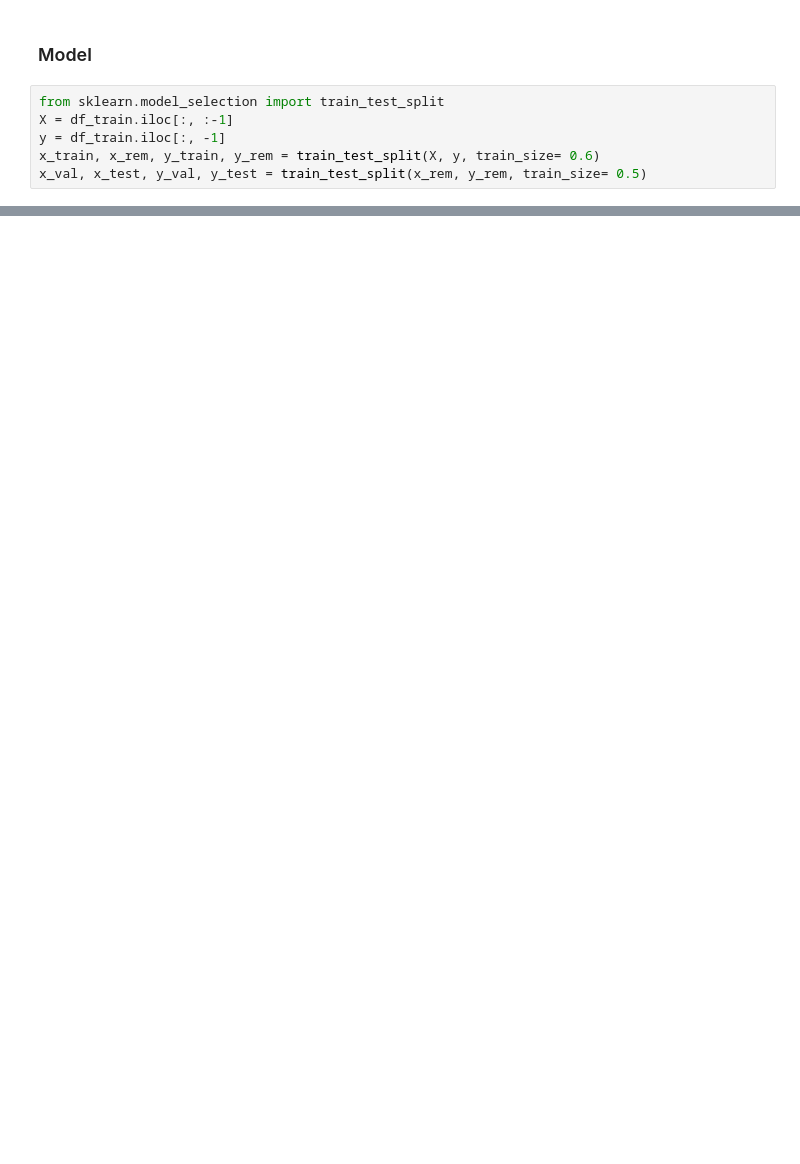
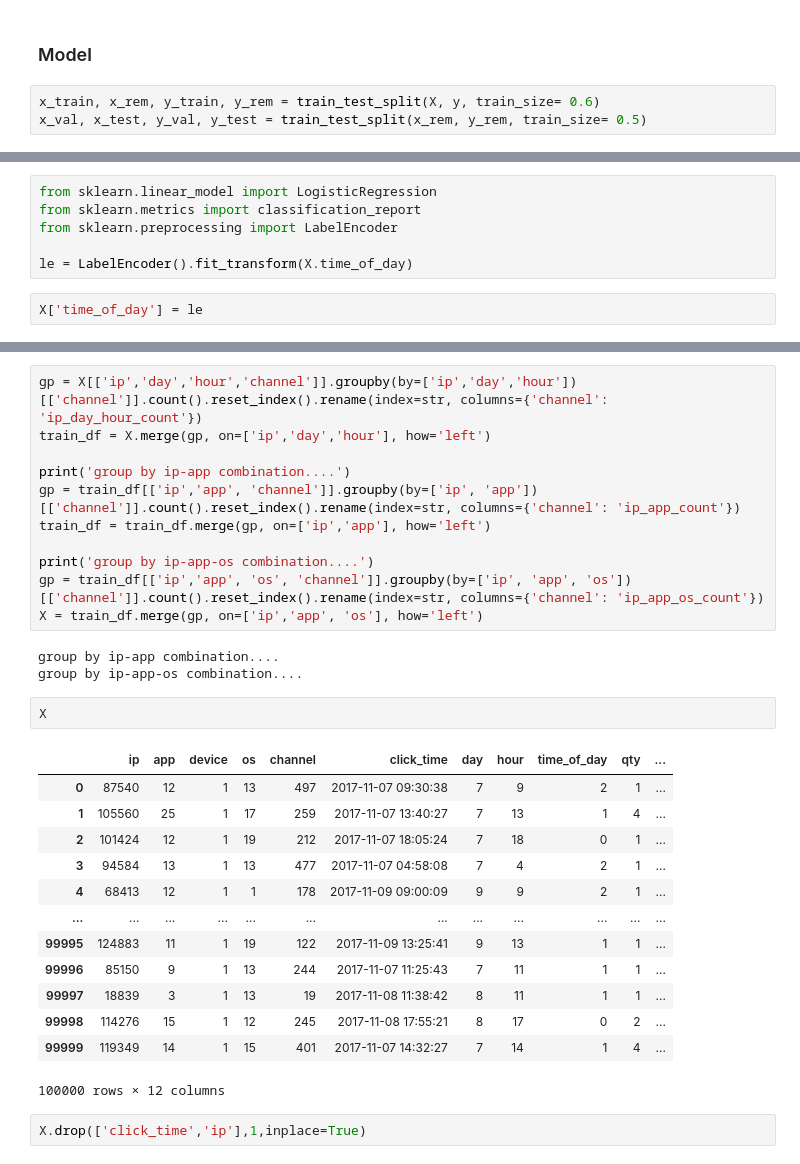
Before and after one commit to Shuaf98/y-data, a Jupyter notebook: kaggle/fraud/fraud_EDA.ipynb, the cells around one changed output, grey strips where cells are left out. Saved outputs shown, nothing was run; the diff lists cells and outputs as text; blank space fills up the shorter version.

Commit message:
Final model_1 of House and Fraud  Regression

```diff
--- a/kaggle/fraud/fraud_EDA.ipynb
+++ b/kaggle/fraud/fraud_EDA.ipynb
@@ -312,8 +342,5 @@ The amount of clicks per session, doesn't seem to tell us much about the ratio o
 # %% [markdown]
 ### Model
 # %%
-from sklearn.model_selection import train_test_split
-X = df_train.iloc[:, :-1]
-y = df_train.iloc[:, -1]
 x_train, x_rem, y_train, y_rem = train_test_split(X, y, train_size= 0.6)
 x_val, x_test, y_val, y_test = train_test_split(x_rem, y_rem, train_size= 0.5)
@@ -323,0 +347,8 @@ We will need to convert the Time data to some sort of categoricals, like morning
+# %%
+from sklearn.linear_model import LogisticRegression
+from sklearn.metrics import classification_report
+from sklearn.preprocessing import LabelEncoder
+
+le = LabelEncoder().fit_transform(X.time_of_day)
+# %%
+X['time_of_day'] = le
@@ -323,0 +364,32 @@ We will need to convert the Time data to some sort of categoricals, like morning
+# %%
+gp = X[['ip','day','hour','channel']].groupby(by=['ip','day','hour'])[['channel']].count().reset_index().rename(index=str, columns={'channel': 'ip_day_hour_count'})
+train_df = X.merge(gp, on=['ip','day','hour'], how='left')
+
+print('group by ip-app combination....')
+gp = train_df[['ip','app', 'channel']].groupby(by=['ip', 'app'])[['channel']].count().reset_index().rename(index=str, columns={'channel': 'ip_app_count'})
+train_df = train_df.merge(gp, on=['ip','app'], how='left')
+
+print('group by ip-app-os combination....')
+gp = train_df[['ip','app', 'os', 'channel']].groupby(by=['ip', 'app', 'os'])[['channel']].count().reset_index().rename(index=str, columns={'channel': 'ip_app_os_count'})
+X = train_df.merge(gp, on=['ip','app', 'os'], how='left')
+# %% [output]
+group by ip-app combination....
+group by ip-app-os combination....
+# %%
+X
+# %% [output]
+|  | ip | app | device | os | channel | click_time | day | hour | time_of_day | qty | ... |
+| 0 | 87540 | 12 | 1 | 13 | 497 | 2017-11-07 09:30:38 | 7 | 9 | 2 | 1 | ... |
+| 1 | 105560 | 25 | 1 | 17 | 259 | 2017-11-07 13:40:27 | 7 | 13 | 1 | 4 | ... |
+| 2 | 101424 | 12 | 1 | 19 | 212 | 2017-11-07 18:05:24 | 7 | 18 | 0 | 1 | ... |
+| 3 | 94584 | 13 | 1 | 13 | 477 | 2017-11-07 04:58:08 | 7 | 4 | 2 | 1 | ... |
+| 4 | 68413 | 12 | 1 | 1 | 178 | 2017-11-09 09:00:09 | 9 | 9 | 2 | 1 | ... |
+| ... | ... | ... | ... | ... | ... | ... | ... | ... | ... | ... | ... |
+| 99995 | 124883 | 11 | 1 | 19 | 122 | 2017-11-09 13:25:41 | 9 | 13 | 1 | 1 | ... |
+| 99996 | 85150 | 9 | 1 | 13 | 244 | 2017-11-07 11:25:43 | 7 | 11 | 1 | 1 | ... |
+| 99997 | 18839 | 3 | 1 | 13 | 19 | 2017-11-08 11:38:42 | 8 | 11 | 1 | 1 | ... |
+| 99998 | 114276 | 15 | 1 | 12 | 245 | 2017-11-08 17:55:21 | 8 | 17 | 0 | 2 | ... |
+| 99999 | 119349 | 14 | 1 | 15 | 401 | 2017-11-07 14:32:27 | 7 | 14 | 1 | 4 | ... |
+100000 rows × 12 columns
+# %%
+X.drop(['click_time','ip'],1,inplace=True)
```
Also changed, not shown: parts of 15 cells of this notebook, 4 other files.
